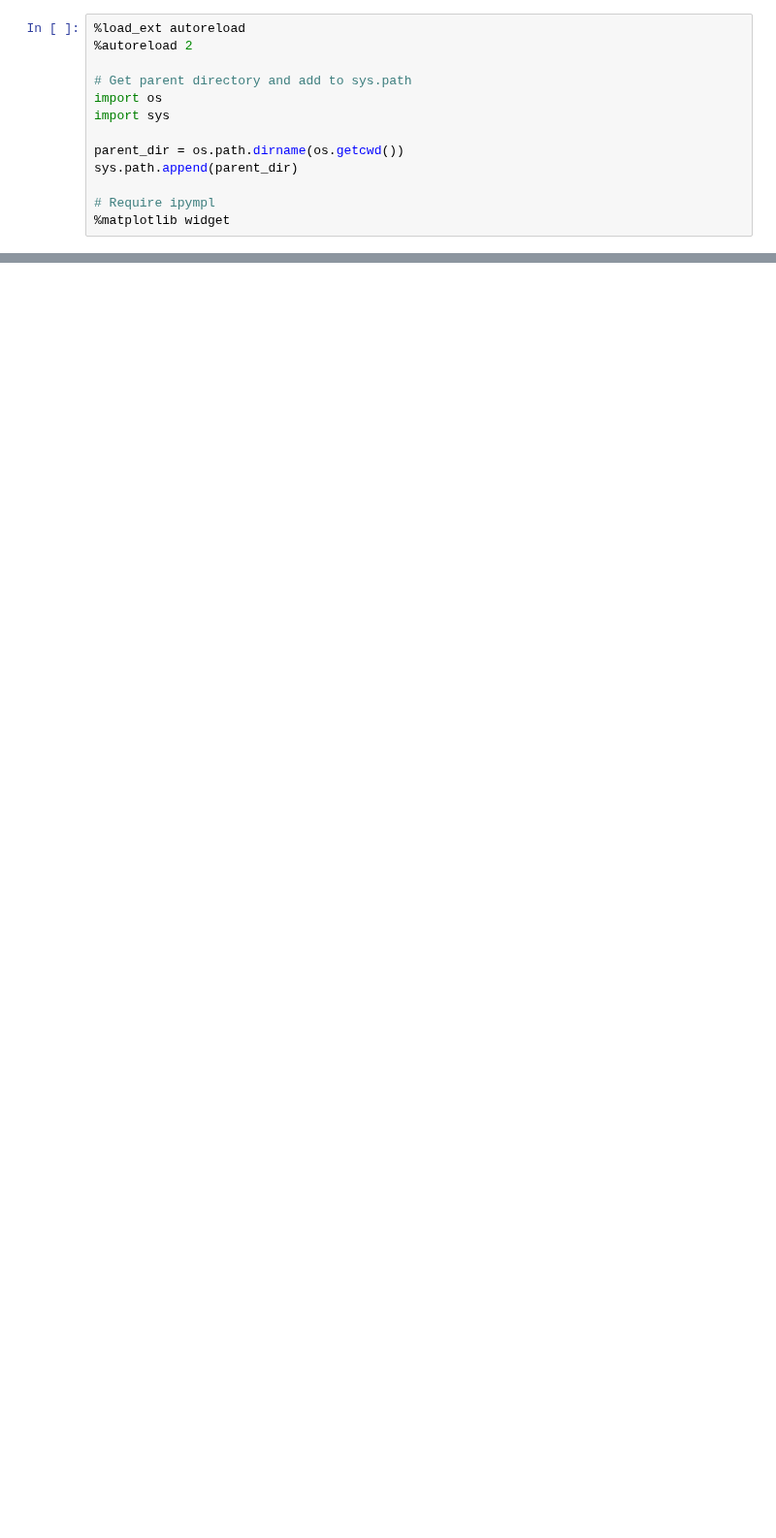
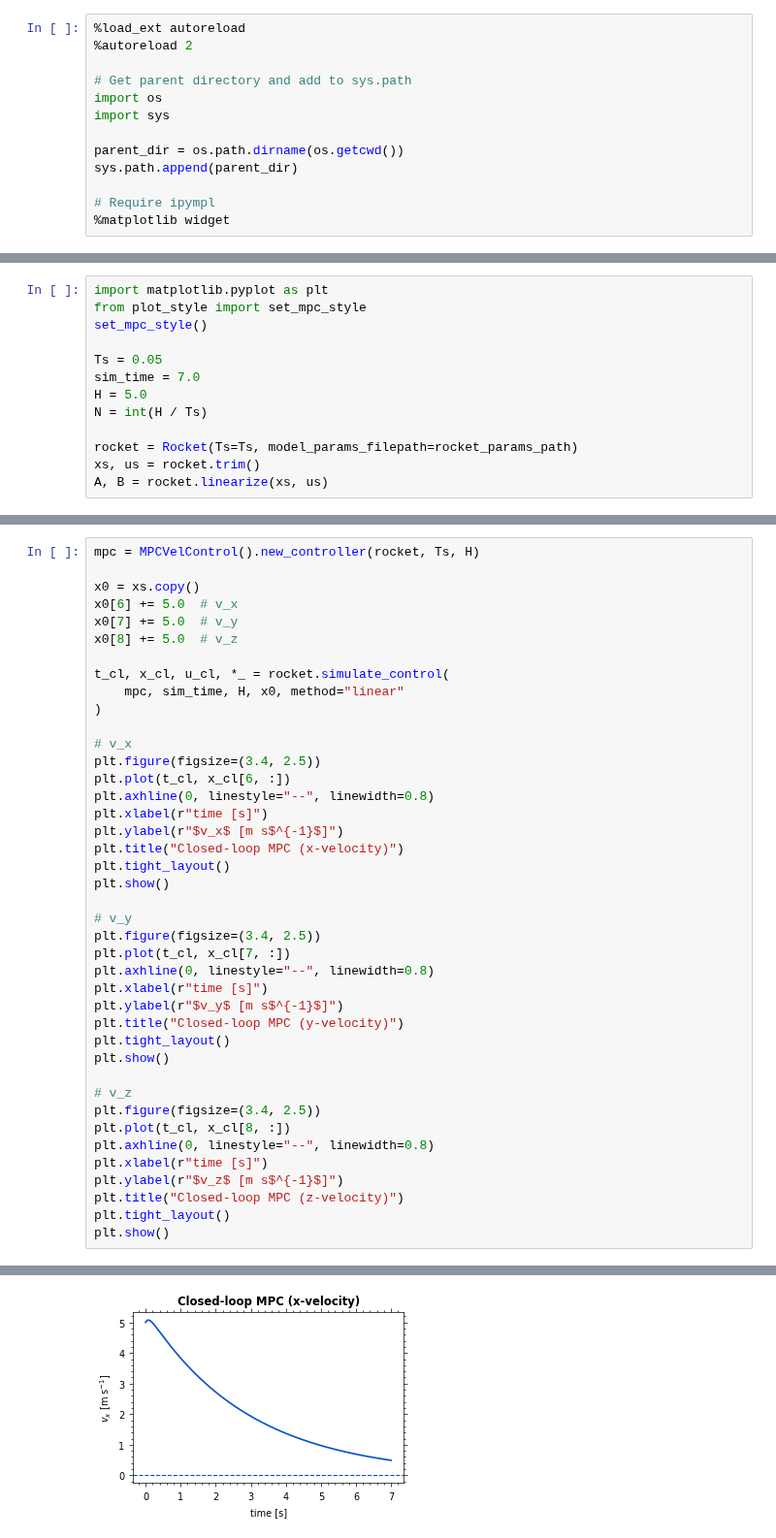
Before and after one commit to VincentEllenrieder/MPC-project-groupBS, a Jupyter notebook: project/Deliverable_3_1/Deliverable_3_1.ipynb, the cells around one changed output, grey strips where cells are left out. Shown at 97% size. Drawn from its saved outputs; the diff is of its cells as text; blank space fills up the shorter version.

```diff
--- a/project/Deliverable_3_1/Deliverable_3_1.ipynb
+++ b/project/Deliverable_3_1/Deliverable_3_1.ipynb
@@ -24,0 +40,13 @@ ModuleNotFoundError: No module named 'LinearMPC'
+# %%
+import matplotlib.pyplot as plt
+from plot_style import set_mpc_style
+set_mpc_style()
+
+Ts = 0.05
+sim_time = 7.0
+H = 5.0
+N = int(H / Ts)
+
+rocket = Rocket(Ts=Ts, model_params_filepath=rocket_params_path)
+xs, us = rocket.trim()
+A, B = rocket.linearize(xs, us)
@@ -40,0 +386,42 @@ vis.animate(t_cl[:-1], x_cl[:, :-1], u_cl, T_ol=t_ol[..., :-1], X_ol=x_ol, U_ol=
+# %%
+mpc = MPCVelControl().new_controller(rocket, Ts, H)
+
+x0 = xs.copy()
+x0[6] += 5.0  # v_x
+x0[7] += 5.0  # v_y
+x0[8] += 5.0  # v_z
+
+t_cl, x_cl, u_cl, *_ = rocket.simulate_control(
+    mpc, sim_time, H, x0, method="linear"
+)
+
+# v_x
+plt.figure(figsize=(3.4, 2.5))
+plt.plot(t_cl, x_cl[6, :])
+plt.axhline(0, linestyle="--", linewidth=0.8)
+plt.xlabel(r"time [s]")
+plt.ylabel(r"$v_x$ [m s$^{-1}$]")
+plt.title("Closed-loop MPC (x-velocity)")
+plt.tight_layout()
+plt.show()
+
+# v_y
+plt.figure(figsize=(3.4, 2.5))
+plt.plot(t_cl, x_cl[7, :])
+plt.axhline(0, linestyle="--", linewidth=0.8)
+plt.xlabel(r"time [s]")
+plt.ylabel(r"$v_y$ [m s$^{-1}$]")
+plt.title("Closed-loop MPC (y-velocity)")
+plt.tight_layout()
+plt.show()
+
+# v_z
+plt.figure(figsize=(3.4, 2.5))
+plt.plot(t_cl, x_cl[8, :])
+plt.axhline(0, linestyle="--", linewidth=0.8)
+plt.xlabel(r"time [s]")
+plt.ylabel(r"$v_z$ [m s$^{-1}$]")
+plt.title("Closed-loop MPC (z-velocity)")
+plt.tight_layout()
+plt.show()
+# %% [output]
@@ -40,0 +445 @@ vis.animate(t_cl[:-1], x_cl[:, :-1], u_cl, T_ol=t_ol[..., :-1], X_ol=x_ol, U_ol=
+[figure, added]
```
Also changed, not shown: parts of 5 cells of this notebook, 9 other files.
